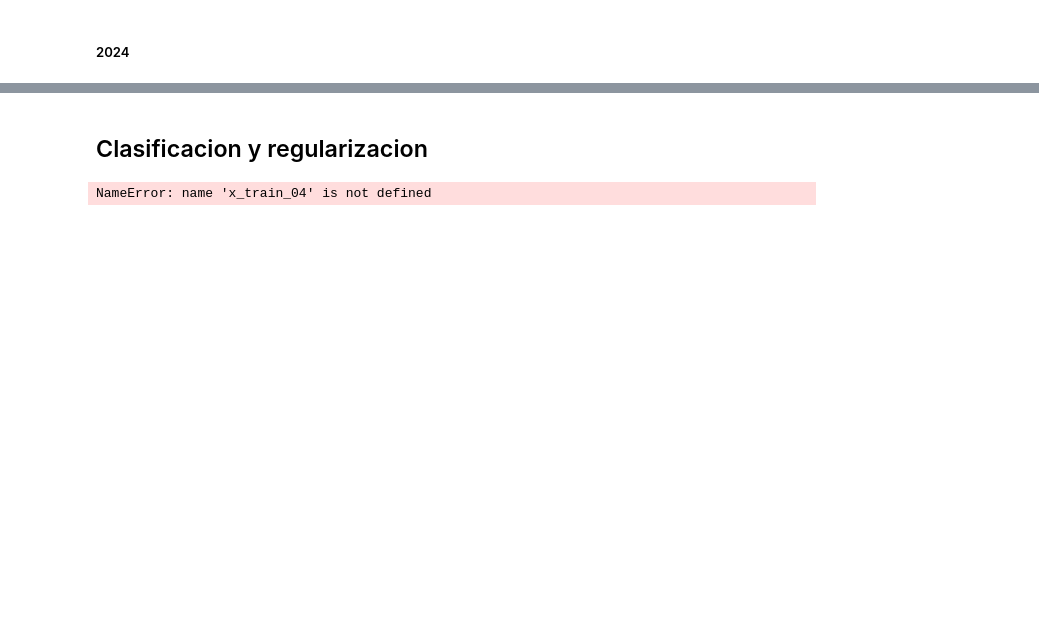
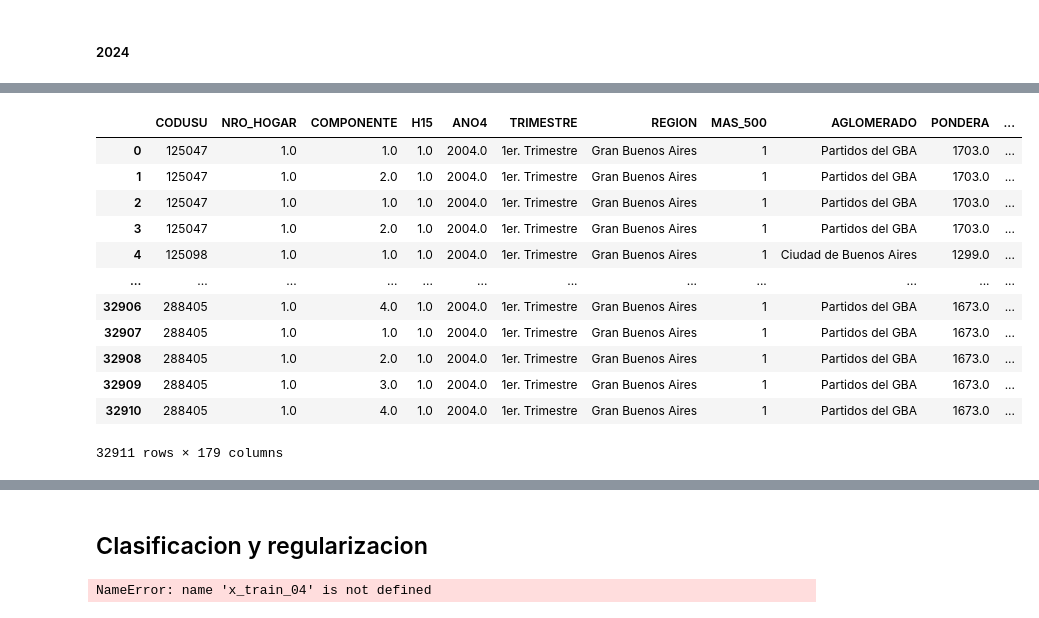
Before and after one commit to maggiecobb/CC408-T1-5, a Jupyter notebook: TP 4/TP 4.ipynb, the cells around one changed output, grey strips where cells are left out. Drawn from its saved outputs; the diff is of its cells as text; code cells hidden in the pictures; blank space fills up the shorter version.

```diff
--- a/TP 4/TP 4.ipynb
+++ b/TP 4/TP 4.ipynb
@@ -375,15 +390,15 @@ print(categorical_columns)
 # %% [markdown]
 ##### 2024
 # %%
-numericas = ["CH05","CH06","PP03D","PP3E_TOT","PP3F_TOT","PP04B2","PP04B3_MES","PP04B3_ANO","PP04B3_DIA","CODUSU","NRO_HOGAR","IV2","IV1_ESP","IV7_ESP"]
+lista = combined_04.columns.to_list()
 
 
+numericas = ["CH05","CH06","PP03D","PP3E_TOT","PP3F_TOT","PP04B2","PP04B3_MES","PP04B3_ANO","PP04B3_DIA","CODUSU","NRO_HOGAR","IV2","IV1_Esp","IV7_Esp","II2", "II4","IDIMPH", "PP04G_COD", "IX_TOT", "IX_MEN10", "IX_MAYEQ10", "ITF", "DECIFR", "IDECIFR", "RDECIFR", "GDECIFR", "PDECIFR", "ADECIFR", "IPCF", "DECCFR", "IDECCFR", "RDECCFR", "GDECCFR", "PDECCFR", "ADECCFR", "PP06C", "PP08D1", "PP08D4", "PP08F1", "PP08F2", "PP08J1", "PP08J2", "PP08J3", "PP09A_ESP", "PP09C_ESP", "PP11D_COD", "P21", "DECOCUR", "IDECOCUR", "RDECOCUR", "GDECOCUR", "PDECOCUR", "ADECOCUR", "TOT_P12", "P47T", "DECINDR", "IDECINDR", "RDECINDR", "GDECINDR", "PDECINDR", "ADECINDR","V2_M", "V3_M", "V4_M", "V5_M", "V8_M", "V9_M", "V10_M", "V11_M", "V12_M", "V18_M", "V19_M", "V21_M", "T_VI", "ITF", "DECIFR", "IDECIFR", "RDECIFR", "GDECIFR", "PDECIFR", "ADECIFR", "ADECIFR", "IDIMPP"]
+numericas = list(set(numericas))
 
-
-for item in numericas:
-    if item in lista:
-        lista.remove(item)
-
+# for item in numericas:
+#     if item in lista:
+#         lista.remove(item)
 
 
 # CH05 (fecha de nacimiento)
@@ -396,0 +472,21 @@ for item in numericas:
+# %%
+categoricas
+for col in categoricas:
+    dummies = pd.get_dummies(combined_04_bin[col], prefix=col)
+    combined_04_cat = pd.concat([combined_04_bin, dummies], axis = 1)
+
+combined_04_cat
+# %% [output]
+|  | CODUSU | NRO_HOGAR | COMPONENTE | H15 | ANO4 | TRIMESTRE | REGION | MAS_500 | AGLOMERADO | PONDERA | ... |
+| 0 | 125047 | 1.0 | 1.0 | 1.0 | 2004.0 | 1er. Trimestre | Gran Buenos Aires | 1 | Partidos del GBA | 1703.0 | ... |
+| 1 | 125047 | 1.0 | 2.0 | 1.0 | 2004.0 | 1er. Trimestre | Gran Buenos Aires | 1 | Partidos del GBA | 1703.0 | ... |
+| 2 | 125047 | 1.0 | 1.0 | 1.0 | 2004.0 | 1er. Trimestre | Gran Buenos Aires | 1 | Partidos del GBA | 1703.0 | ... |
+| 3 | 125047 | 1.0 | 2.0 | 1.0 | 2004.0 | 1er. Trimestre | Gran Buenos Aires | 1 | Partidos del GBA | 1703.0 | ... |
+| 4 | 125098 | 1.0 | 1.0 | 1.0 | 2004.0 | 1er. Trimestre | Gran Buenos Aires | 1 | Ciudad de Buenos Aires | 1299.0 | ... |
+| ... | ... | ... | ... | ... | ... | ... | ... | ... | ... | ... | ... |
+| 32906 | 288405 | 1.0 | 4.0 | 1.0 | 2004.0 | 1er. Trimestre | Gran Buenos Aires | 1 | Partidos del GBA | 1673.0 | ... |
+| 32907 | 288405 | 1.0 | 1.0 | 1.0 | 2004.0 | 1er. Trimestre | Gran Buenos Aires | 1 | Partidos del GBA | 1673.0 | ... |
+| 32908 | 288405 | 1.0 | 2.0 | 1.0 | 2004.0 | 1er. Trimestre | Gran Buenos Aires | 1 | Partidos del GBA | 1673.0 | ... |
+| 32909 | 288405 | 1.0 | 3.0 | 1.0 | 2004.0 | 1er. Trimestre | Gran Buenos Aires | 1 | Partidos del GBA | 1673.0 | ... |
+| 32910 | 288405 | 1.0 | 4.0 | 1.0 | 2004.0 | 1er. Trimestre | Gran Buenos Aires | 1 | Partidos del GBA | 1673.0 | ... |
+32911 rows × 179 columns
```
Also changed, not shown: parts of 13 cells of this notebook.
